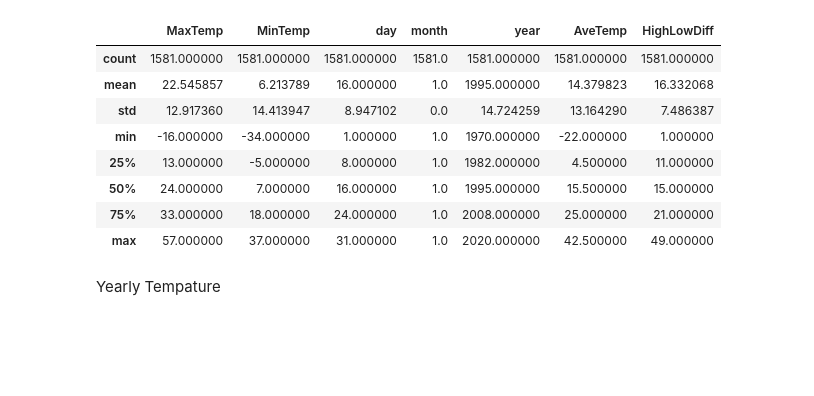
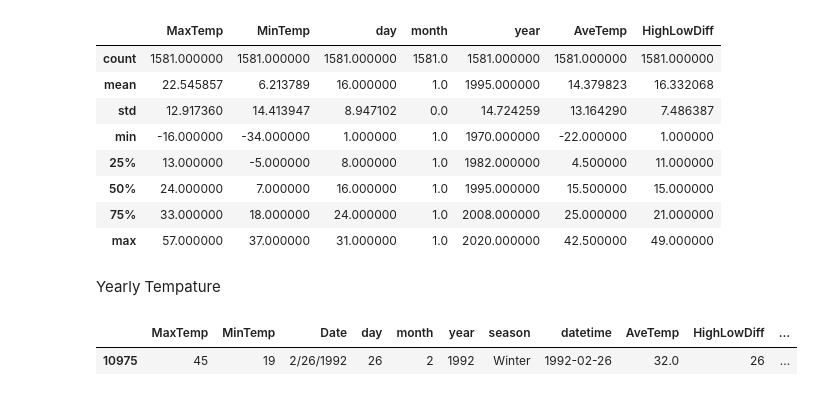
Before and after one commit to searanch/Minneapolis-Historical-Weather, a Jupyter notebook: msp_winter.ipynb, the cells around one changed output. Saved outputs shown, nothing was run; the diff lists cells and outputs as text; code cells hidden in the pictures; blank space fills up the shorter version.

Commit message:
Re worked query code after git issue.

```diff
--- a/msp_winter.ipynb
+++ b/msp_winter.ipynb
@@ -287,3 +287,16 @@ jan.query("(year > 1969)").describe()
 | max | 57.000000 | 37.000000 | 31.000000 | 1.0 | 2020.000000 | 42.500000 | 49.000000 |
 # %% [markdown]
 Yearly Tempature
+# %%
+# query years 1970-2020
+df_1970_2020 = temps.query("(year < 2021) and (year > 1969)")
+# query years 1920-1970
+df_1920_1970 = temps.query("(year < 1970) and (year > 1919)")
+# query years 1880 - 2020
+df_1880_1920 = temps.query("(year < 1920) and (year > 1970)")
+# %%
+# CHECK NEW DF'S
+df_1970_2020.sample()
+# %% [output]
+|  | MaxTemp | MinTemp | Date | day | month | year | season | datetime | AveTemp | HighLowDiff | ... |
+| 10975 | 45 | 19 | 2/26/1992 | 26 | 2 | 1992 | Winter | 1992-02-26 | 32.0 | 26 | ... |
```
Also changed, not shown: parts of 3 cells of this notebook.
